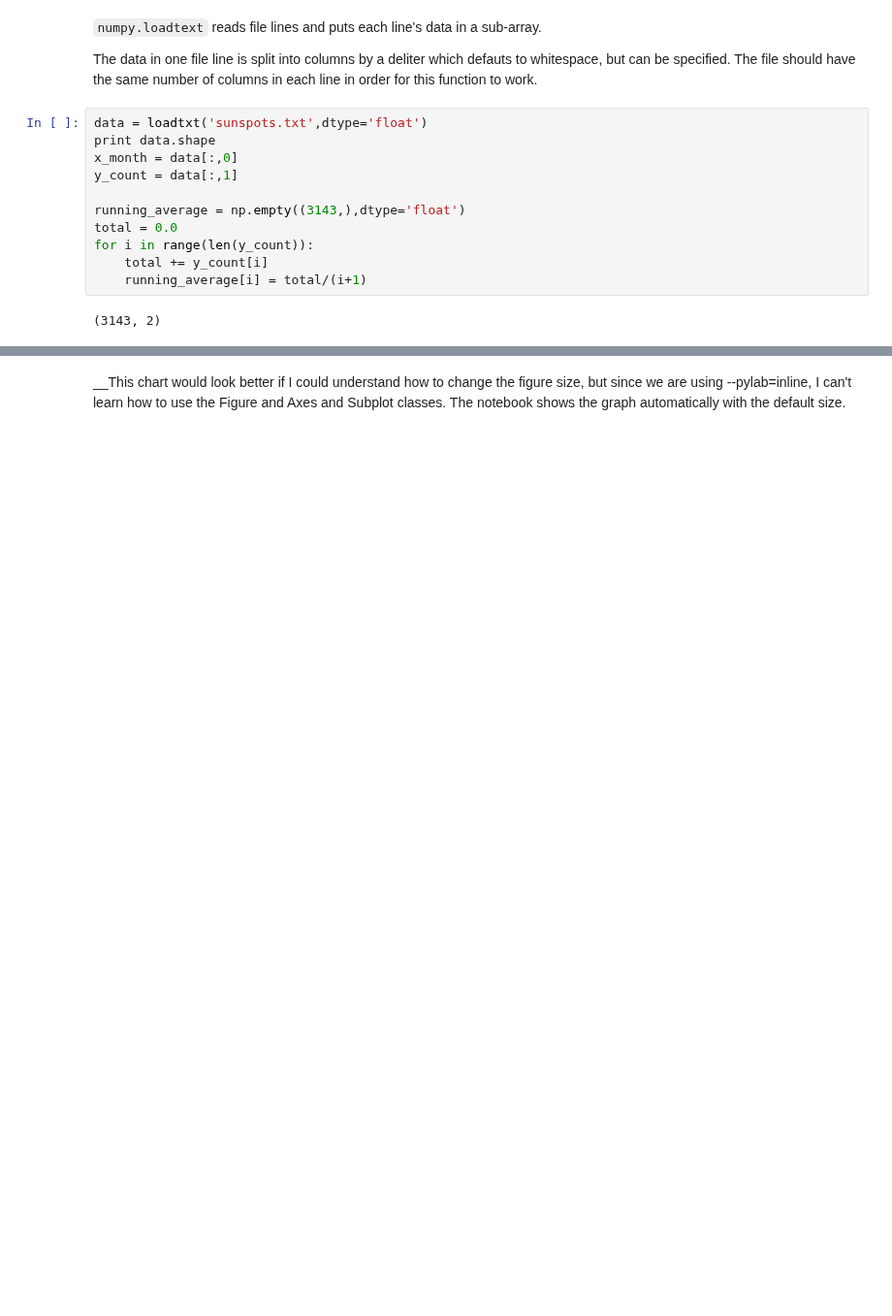
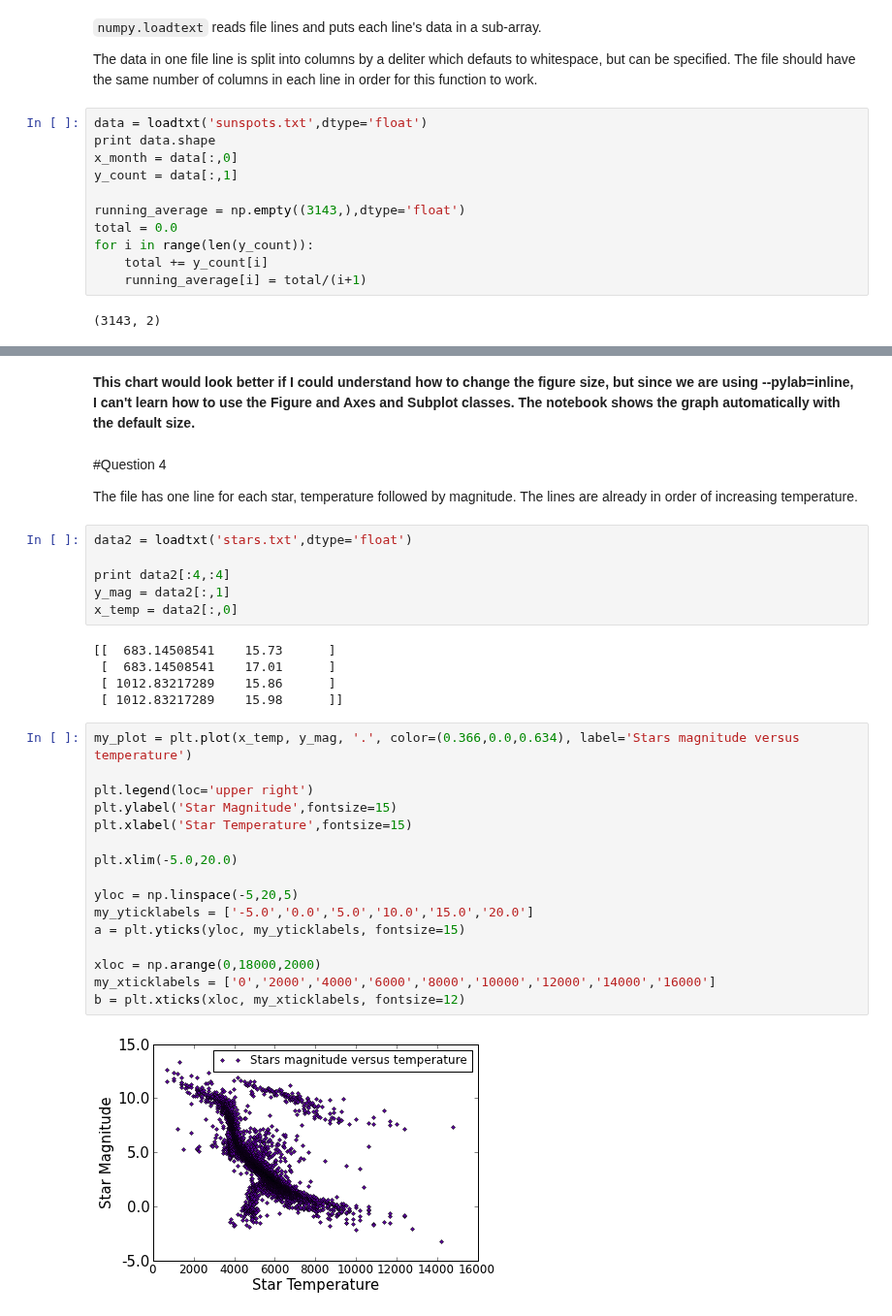
Before and after one commit to kbouch/PHYS202-S13, a Jupyter notebook: Week3/GraphicsEx2.ipynb, the cells around one changed output, grey strips where cells are left out. Shown at 97% size. Saved outputs shown, nothing was run; the diff lists cells and outputs as text; blank space fills up the shorter version.

```diff
--- a/Week3/GraphicsEx2.ipynb
+++ b/Week3/GraphicsEx2.ipynb
@@ -230,2 +297,35 @@ plt.grid(False)
 # %% [markdown]
-__This chart would look better if I could understand how to change the figure size, but since we are using --pylab=inline, I can't learn how to use the Figure and Axes and Subplot classes. The notebook shows the graph automatically with the default size.
+__This chart would look better if I could understand how to change the figure size, but since we are using --pylab=inline, I can't learn how to use the Figure and Axes and Subplot classes. The notebook shows the graph automatically with the default size.__
+# %% [markdown]
+#Question 4
+
+The file has one line for each star, temperature followed by magnitude. The lines are already in order of increasing temperature.
+# %%
+data2 = loadtxt('stars.txt',dtype='float')
+
+print data2[:4,:4]
+y_mag = data2[:,1]
+x_temp = data2[:,0]
+# %% [output]
+[[  683.14508541    15.73      ]
+ [  683.14508541    17.01      ]
+ [ 1012.83217289    15.86      ]
+ [ 1012.83217289    15.98      ]]
+# %%
+my_plot = plt.plot(x_temp, y_mag, '.', color=(0.366,0.0,0.634), label='Stars magnitude versus temperature')
+
+plt.legend(loc='upper right')
+plt.ylabel('Star Magnitude',fontsize=15)
+plt.xlabel('Star Temperature',fontsize=15)
+
+plt.xlim(-5.0,20.0)
+
+yloc = np.linspace(-5,20,5)
+my_yticklabels = ['-5.0','0.0','5.0','10.0','15.0','20.0']
+a = plt.yticks(yloc, my_yticklabels, fontsize=15)
+
+xloc = np.arange(0,18000,2000)
+my_xticklabels = ['0','2000','4000','6000','8000','10000','12000','14000','16000']
+b = plt.xticks(xloc, my_xticklabels, fontsize=12)
+# %% [output]
+[figure, added]
```
Also changed, not shown: parts of 13 cells of this notebook.
